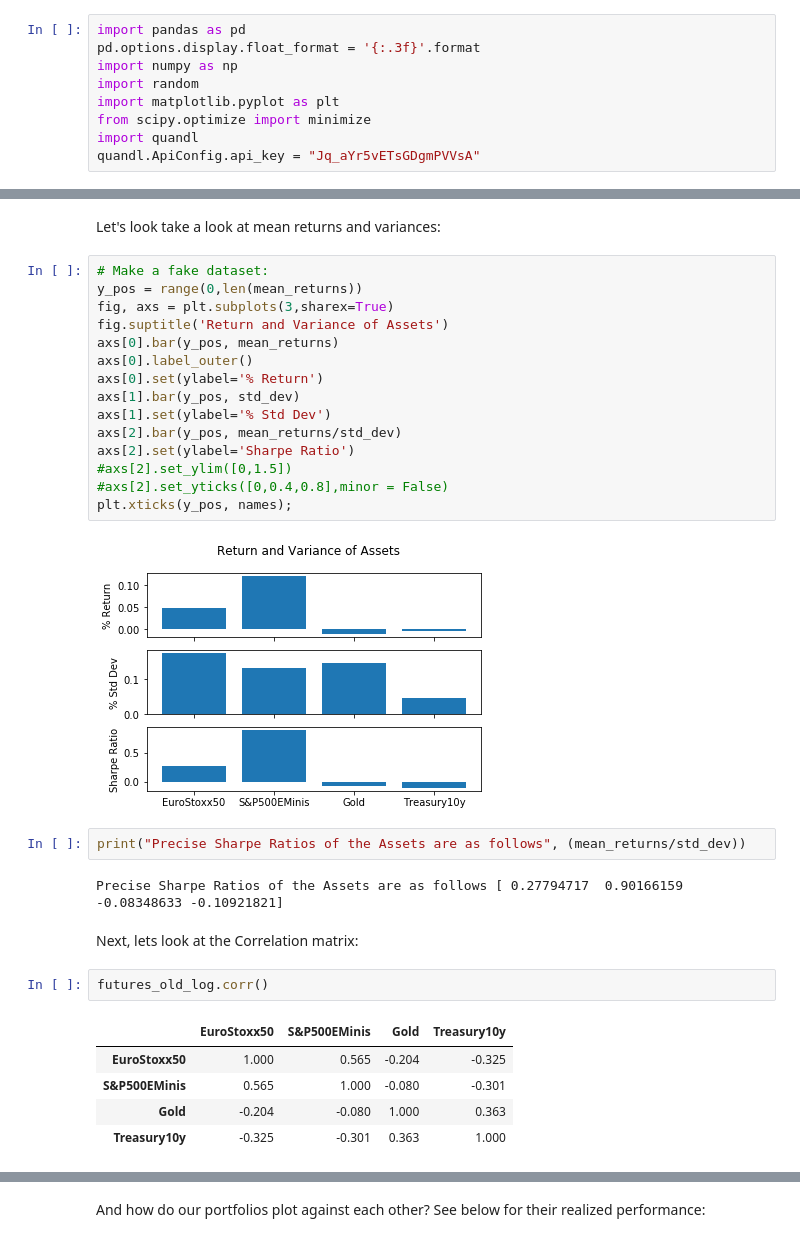
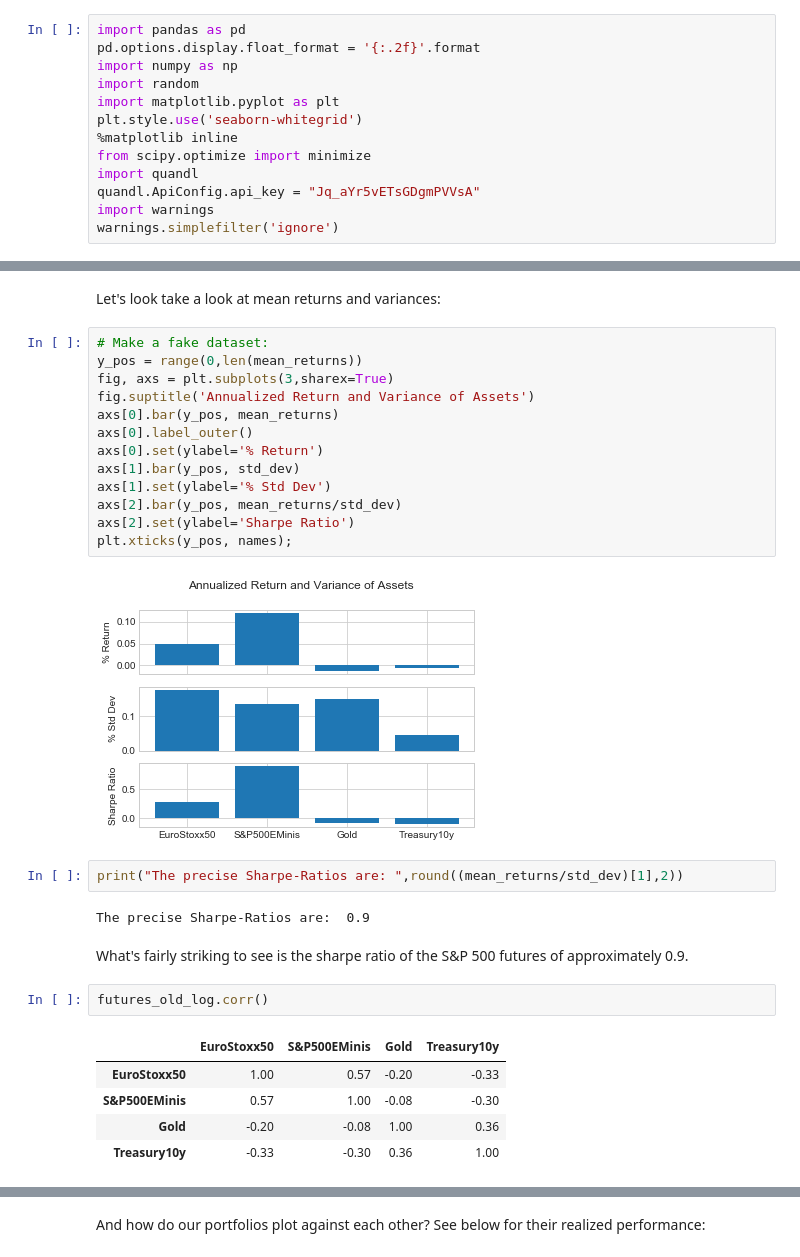
Before and after one commit to jan-felix/SLOG, a Jupyter notebook: SLOG2020_02_No1/SLOG2020_02_07.ipynb, the cells around one changed output, grey strips where cells are left out. Cells and saved outputs as stored; diff of their text form.

```diff
--- a/SLOG2020_02_No1/SLOG2020_02_07.ipynb
+++ b/SLOG2020_02_No1/SLOG2020_02_07.ipynb
@@ -40,9 +40,13 @@ Luckily, because you are such a long term investor. You have exactly one year to
 # %%
 import pandas as pd
-pd.options.display.float_format = '{:.3f}'.format
+pd.options.display.float_format = '{:.2f}'.format
 import numpy as np
 import random
 import matplotlib.pyplot as plt
+plt.style.use('seaborn-whitegrid')
+%matplotlib inline
 from scipy.optimize import minimize
 import quandl
 quandl.ApiConfig.api_key = "Jq_aYr5vETsGDgmPVVsA"
+import warnings
+warnings.simplefilter('ignore')
@@ -103,31 +96,29 @@ Let's look take a look at mean returns and variances:
 # %%
 # Make a fake dataset:
 y_pos = range(0,len(mean_returns))
 fig, axs = plt.subplots(3,sharex=True)
-fig.suptitle('Return and Variance of Assets')
+fig.suptitle('Annualized Return and Variance of Assets')
 axs[0].bar(y_pos, mean_returns)
 axs[0].label_outer()
 axs[0].set(ylabel='% Return')
 axs[1].bar(y_pos, std_dev)
 axs[1].set(ylabel='% Std Dev')
 axs[2].bar(y_pos, mean_returns/std_dev)
 axs[2].set(ylabel='Sharpe Ratio')
-#axs[2].set_ylim([0,1.5])
-#axs[2].set_yticks([0,0.4,0.8],minor = False)
 plt.xticks(y_pos, names);
 # %% [output]
-[figure, old version]
+[figure, new version]
 # %%
-print("Precise Sharpe Ratios of the Assets are as follows", (mean_returns/std_dev))
+print("The precise Sharpe-Ratios are: ",round((mean_returns/std_dev)[1],2))
 # %% [output]
-Precise Sharpe Ratios of the Assets are as follows [ 0.27794717  0.90166159 -0.08348633 -0.10921821]
+The precise Sharpe-Ratios are:  0.9
-# %% [markdown]
-Next, lets look at the Correlation matrix:
+# %% [markdown]
+What's fairly striking to see is the sharpe ratio of the S&P 500 futures of approximately 0.9.
 # %%
 futures_old_log.corr()
 # %% [output]
 |  | EuroStoxx50 | S&P500EMinis | Gold | Treasury10y |
-| EuroStoxx50 | 1.000 | 0.565 | -0.204 | -0.325 |
-| S&P500EMinis | 0.565 | 1.000 | -0.080 | -0.301 |
-| Gold | -0.204 | -0.080 | 1.000 | 0.363 |
-| Treasury10y | -0.325 | -0.301 | 0.363 | 1.000 |
+| EuroStoxx50 | 1.00 | 0.57 | -0.20 | -0.33 |
+| S&P500EMinis | 0.57 | 1.00 | -0.08 | -0.30 |
+| Gold | -0.20 | -0.08 | 1.00 | 0.36 |
+| Treasury10y | -0.33 | -0.30 | 0.36 | 1.00 |
```
Also changed, not shown: parts of 84 cells of this notebook, 1 other file.
